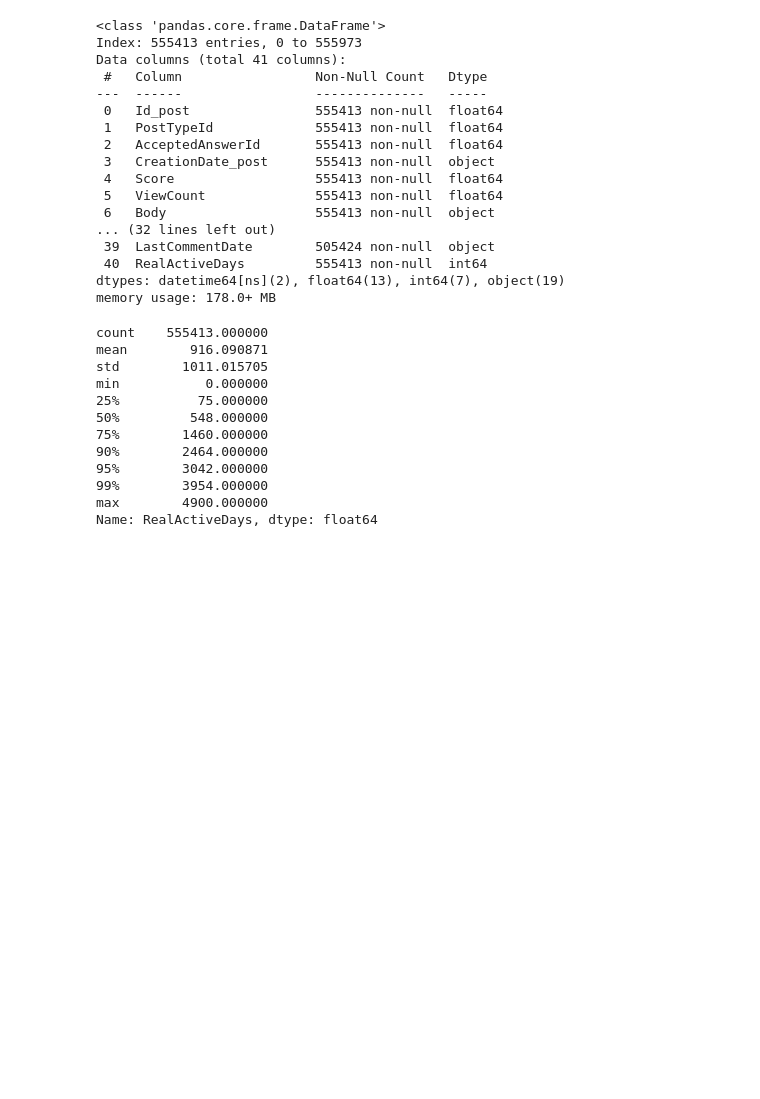
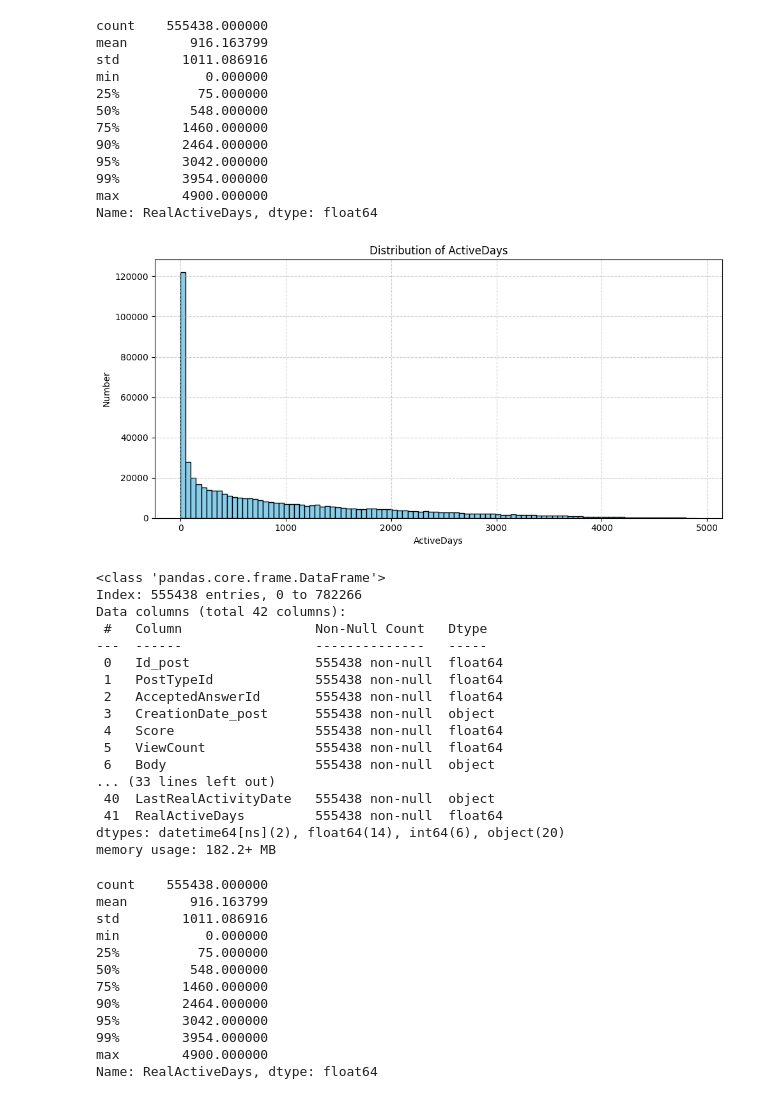
Before and after one commit to QiaNiang/Data-Mining-Stackexchange, a Jupyter notebook: Predictive_Mining/User_prediction.ipynb, the cells around one changed output. Drawn from its saved outputs; the diff is of its cells as text; code cells hidden in the pictures; blank space fills up the shorter version.

```diff
--- a/Predictive_Mining/User_prediction.ipynb
+++ b/Predictive_Mining/User_prediction.ipynb
@@ -9,7 +9,7 @@ import os
 import seaborn as sns
 from dateutil.relativedelta import relativedelta
 # %%
-folder = r"/Users/qialiang/Documents/Studium/DM_Dataset"
+folder = r"D:\Studium\DM-Dataset\physics.stackexchange.com\CSV"
 file1 = "posts_to_users_with_lastdate.csv"
 path1 = os.path.join(folder, file1)
 df = pd.read_csv(path1)
@@ -26,26 +26,53 @@ df = df[
     df['RealActiveDays'].notna() &
     (df['RealActiveDays'] >= 0)
 ]
+# %%
+# 描述性统计（可选）
+print(df['RealActiveDays'].describe(percentiles=[.25, .5, .75, .9, .95, .99]))
+
+# 绘制直方图
+plt.figure(figsize=(10, 5))
+plt.hist(df['RealActiveDays'], bins=100, color='skyblue', edgecolor='black')
+plt.title('Distribution of ActiveDays')
+plt.xlabel('ActiveDays')
+plt.ylabel('Number')
+plt.grid(True, linestyle='--', alpha=0.6)
+plt.tight_layout()
+plt.show()
+# %% [output]
+count    555438.000000
+mean        916.163799
+std        1011.086916
+min           0.000000
+25%          75.000000
+50%         548.000000
+75%        1460.000000
+90%        2464.000000
+95%        3042.000000
+99%        3954.000000
+max        4900.000000
+Name: RealActiveDays, dtype: float64
+[figure, added]
 # %%
 df.info()
 # %% [output]
 <class 'pandas.core.frame.DataFrame'>
-Index: 555413 entries, 0 to 555973
-Data columns (total 41 columns):
+Index: 555438 entries, 0 to 782266
+Data columns (total 42 columns):
  #   Column                 Non-Null Count   Dtype
 ---  ------                 --------------   -----
- 0   Id_post                555413 non-null  float64
- 1   PostTypeId             555413 non-null  float64
- 2   AcceptedAnswerId       555413 non-null  float64
- 3   CreationDate_post      555413 non-null  object
- 4   Score                  555413 non-null  float64
- 5   ViewCount              555413 non-null  float64
- 6   Body                   555413 non-null  object
-... (32 lines left out)
- 39  LastCommentDate        505424 non-null  object
- 40  RealActiveDays         555413 non-null  int64
-dtypes: datetime64[ns](2), float64(13), int64(7), object(19)
-memory usage: 178.0+ MB
+ 0   Id_post                555438 non-null  float64
+ 1   PostTypeId             555438 non-null  float64
+ 2   AcceptedAnswerId       555438 non-null  float64
+ 3   CreationDate_post      555438 non-null  object
+ 4   Score                  555438 non-null  float64
+ 5   ViewCount              555438 non-null  float64
+ 6   Body                   555438 non-null  object
+... (33 lines left out)
+ 40  LastRealActivityDate   555438 non-null  object
+ 41  RealActiveDays         555438 non-null  float64
+dtypes: datetime64[ns](2), float64(14), int64(6), object(20)
+memory usage: 182.2+ MB
 # %%
 # 去掉 NaN 和负值（确保合法）
 df_real = df[df['RealActiveDays'].notna() & (df['RealActiveDays'] >= 0)]
@@ -53,9 +80,9 @@ df_real = df[df['RealActiveDays'].notna() & (df['RealActiveDays'] >= 0)]
 # 描述统计
 print(df_real['RealActiveDays'].describe(percentiles=[.25, .5, .75, .9, .95, .99]))
 # %% [output]
-count    555413.000000
-mean        916.090871
-std        1011.015705
+count    555438.000000
+mean        916.163799
+std        1011.086916
 min           0.000000
 25%          75.000000
 50%         548.000000
```
Also changed, not shown: parts of 11 cells of this notebook, 1 other file.
